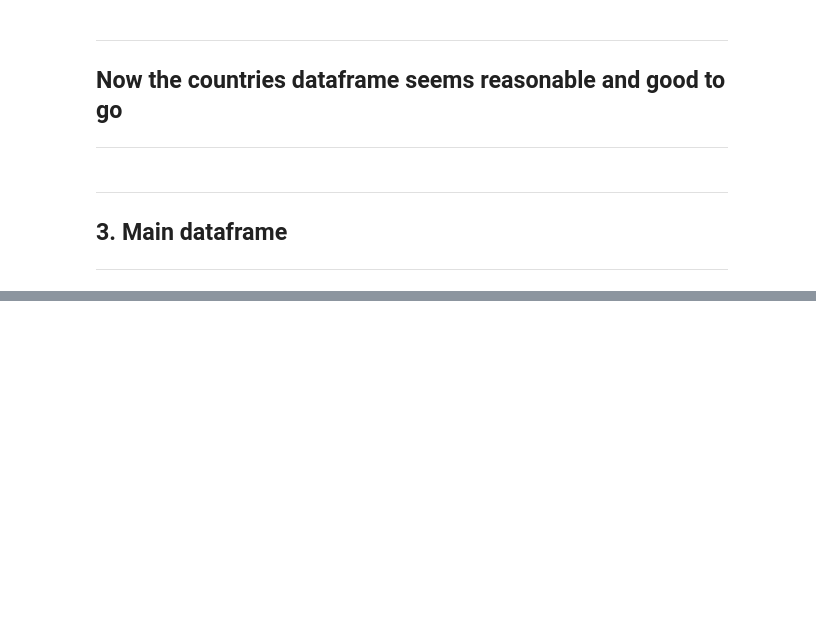
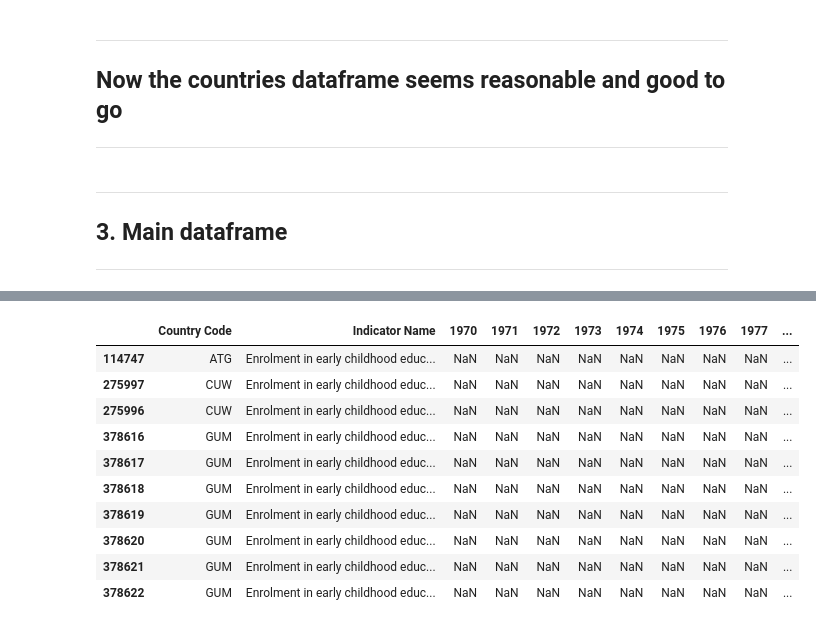
Before and after one commit to Harounnn/eDash, a Jupyter notebook: src/notebook/EDA.ipynb, the cells around one changed output, grey strips where cells are left out. Drawn from its saved outputs; the diff is of its cells as text; code cells hidden in the pictures; blank space fills up the shorter version.

```diff
--- a/src/notebook/EDA.ipynb
+++ b/src/notebook/EDA.ipynb
@@ -160,11 +160,3 @@ Number of unique values in the Region column is 7
 ***
 ## 3. Main dataframe
 ***
-# %%
-main_df = main_df.loc[:,:'2020']
-
-tmp_new_indicators_df = new_indicators_df.set_index('Indicator Name')
-
-new_main_df = pd.merge(main_df,tmp_new_indicators_df,left_on='Indicator Name',right_index=True)
-
-new_main_df
@@ -220,0 +180,3 @@ UIS: Total net attendance rate, lower secondary, urban, male (%)
+# %%
+df = main_df.merge(new_indicators_df,left_on='Indicator Name', right_on='Indicator Name', how='left')
+df.head(10)
@@ -220,0 +195,15 @@ UIS: Total net attendance rate, lower secondary, urban, male (%)
+# %%
+df = df.dropna(axis=0,subset=['Topic']).sort_values('Topic').drop(['Country Name','Indicator Code'],axis=1)
+df.head(10)
+# %% [output]
+|  | Country Code | Indicator Name | 1970 | 1971 | 1972 | 1973 | 1974 | 1975 | 1976 | 1977 | ... |
+| 114747 | ATG | Enrolment in early childhood educ... | NaN | NaN | NaN | NaN | NaN | NaN | NaN | NaN | ... |
+| 275997 | CUW | Enrolment in early childhood educ... | NaN | NaN | NaN | NaN | NaN | NaN | NaN | NaN | ... |
+| 275996 | CUW | Enrolment in early childhood educ... | NaN | NaN | NaN | NaN | NaN | NaN | NaN | NaN | ... |
+| 378616 | GUM | Enrolment in early childhood educ... | NaN | NaN | NaN | NaN | NaN | NaN | NaN | NaN | ... |
+| 378617 | GUM | Enrolment in early childhood educ... | NaN | NaN | NaN | NaN | NaN | NaN | NaN | NaN | ... |
+| 378618 | GUM | Enrolment in early childhood educ... | NaN | NaN | NaN | NaN | NaN | NaN | NaN | NaN | ... |
+| 378619 | GUM | Enrolment in early childhood educ... | NaN | NaN | NaN | NaN | NaN | NaN | NaN | NaN | ... |
+| 378620 | GUM | Enrolment in early childhood educ... | NaN | NaN | NaN | NaN | NaN | NaN | NaN | NaN | ... |
+| 378621 | GUM | Enrolment in early childhood educ... | NaN | NaN | NaN | NaN | NaN | NaN | NaN | NaN | ... |
+| 378622 | GUM | Enrolment in early childhood educ... | NaN | NaN | NaN | NaN | NaN | NaN | NaN | NaN | ... |
```
Also changed, not shown: parts of 13 cells of this notebook.
